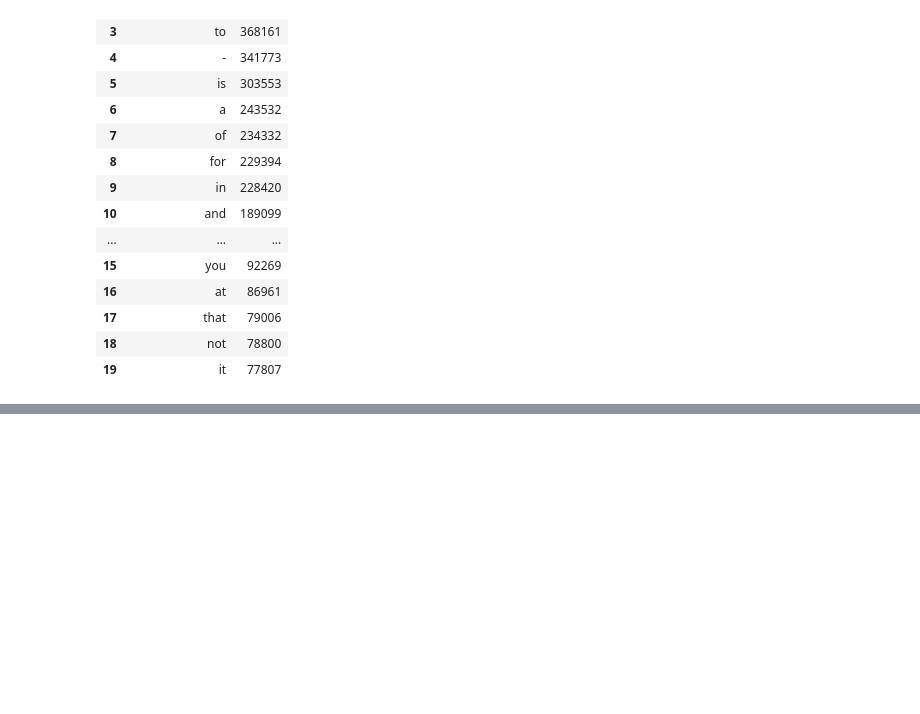
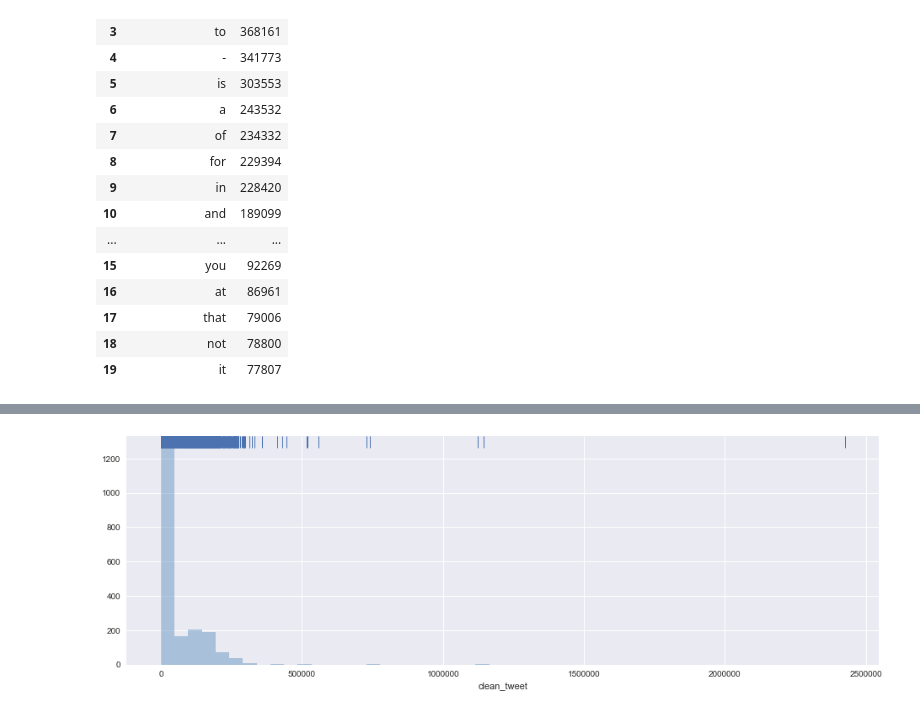
Before and after one commit to penguinwang96825/Made-with-ML-Incubator-Project, a Jupyter notebook: notebook/Twitter EDA.ipynb, the cells around one changed output, grey strips where cells are left out. Saved outputs shown, nothing was run; the diff lists cells and outputs as text; code cells hidden in the pictures; blank space fills up the shorter version.

```diff
--- a/notebook/Twitter EDA.ipynb
+++ b/notebook/Twitter EDA.ipynb
@@ -493,0 +438,8 @@ fig.show()
+# %%
+df = load_tweets(tweets_file="../data/preprocessed_tweet_20201619.csv")
+df = df[["date", "clean_tweet"]]
+df = df.groupby(['date'], as_index=True).agg({'clean_tweet': 'sum'})
+df.sort_values(by='date', ascending=True, inplace=True)
+df = df.loc["2015-01-01":]
+df.reset_index(inplace=True)
+df.head()
@@ -493,0 +454,9 @@ fig.show()
+# %%
+plt.style.use("seaborn")
+plt.figure(figsize=(16, 5))
+ax = sns.distplot(
+    df["clean_tweet"].map(len), color="steelblue", kde=False)
+upper_rugplot(df["clean_tweet"].map(len), height=.05, ax=ax)
+plt.show()
+# %% [output]
+[figure, added]
```
Also changed, not shown: parts of 11 cells of this notebook, 1 other file.
